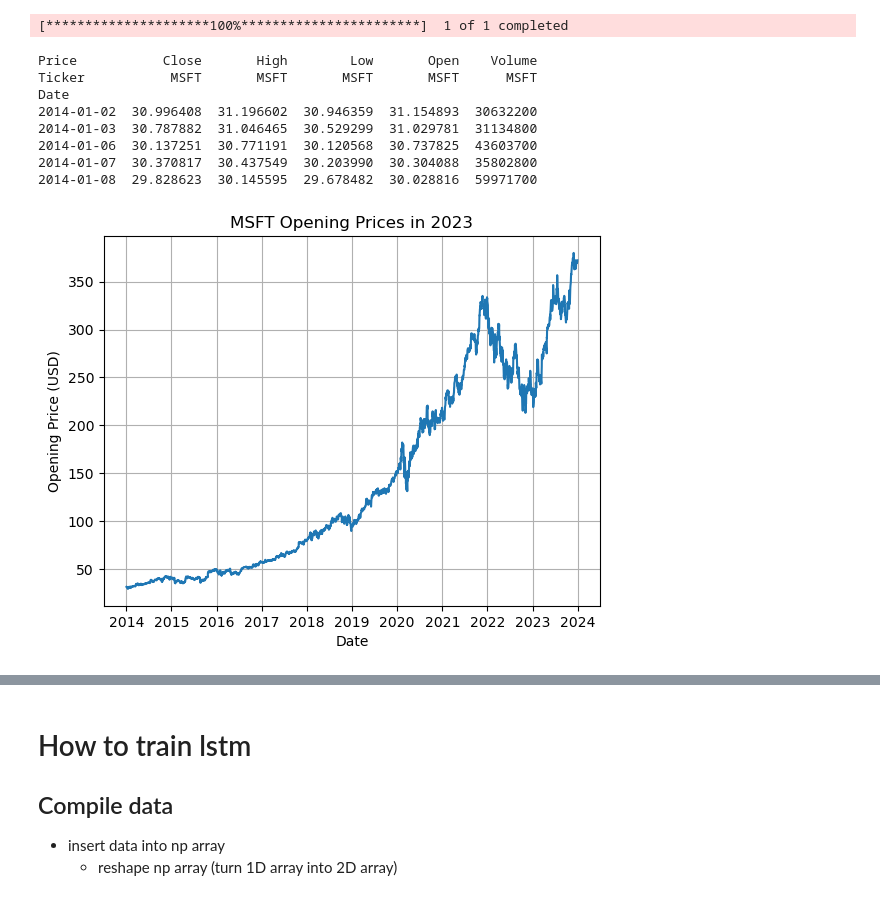
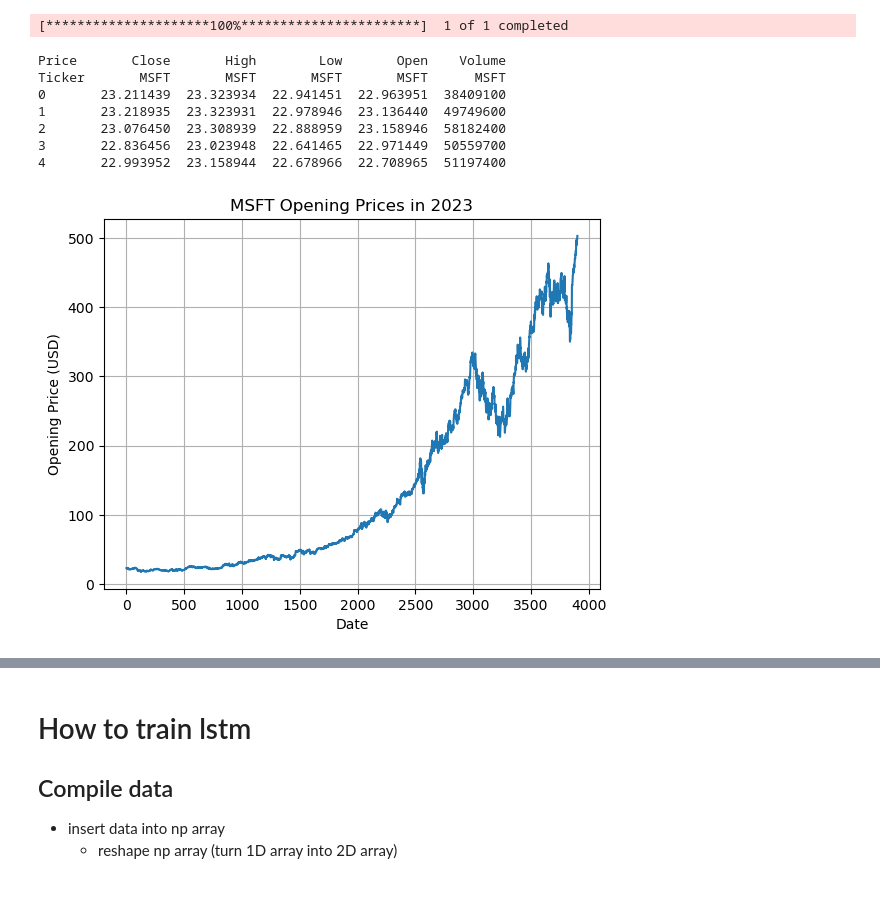
Before and after one commit to limzishen/Qubot_ML, a Jupyter notebook: data.ipynb, the cells around one changed output, grey strips where cells are left out. Saved outputs shown, nothing was run; the diff lists cells and outputs as text; code cells hidden in the pictures.

```diff
--- a/data.ipynb
+++ b/data.ipynb
@@ -8,25 +17,26 @@ import pandas as pd
+# %%
+# Download historical data for Microsoft
+df = loadData("MSFT", start, end)
+df = df.drop(['Date'], axis = 1)
+
+# Check the first few rows
+print(df.head())
+# %% [output]
+[*********************100%***********************]  1 of 1 completed
+Price       Close       High        Low       Open    Volume
+Ticker       MSFT       MSFT       MSFT       MSFT      MSFT
+0       23.211439  23.323934  22.941451  22.963951  38409100
+1       23.218935  23.323931  22.978946  23.136440  49749600
+2       23.076450  23.308939  22.888959  23.158946  58182400
+3       22.836456  23.023948  22.641465  22.971449  50559700
+4       22.993952  23.158944  22.678966  22.708965  51197400
 # %%
-# Download historical data for Microsoft
-data = yf.download("MSFT", start="2014-01-01", end="2024-01-01")
-
-# Check the first few rows
-print(data.head())
-
 # Plot the opening price
 plt.plot(data.index, data['Open'])
 plt.title("MSFT Opening Prices in 2023")
 plt.xlabel("Date")
 plt.ylabel("Opening Price (USD)")
 plt.grid(True)
 plt.show()
 # %% [output]
-[*********************100%***********************]  1 of 1 completed
-Price           Close       High        Low       Open    Volume
-Ticker           MSFT       MSFT       MSFT       MSFT      MSFT
-Date
-2014-01-02  30.996408  31.196602  30.946359  31.154893  30632200
-2014-01-03  30.787882  31.046465  30.529299  31.029781  31134800
-2014-01-06  30.137251  30.771191  30.120568  30.737825  43603700
-2014-01-07  30.370817  30.437549  30.203990  30.304088  35802800
-2014-01-08  29.828623  30.145595  29.678482  30.028816  59971700
-[figure, old version]
+[figure, new version]
```
Also changed, not shown: parts of 20 cells of this notebook, 1 other file.
